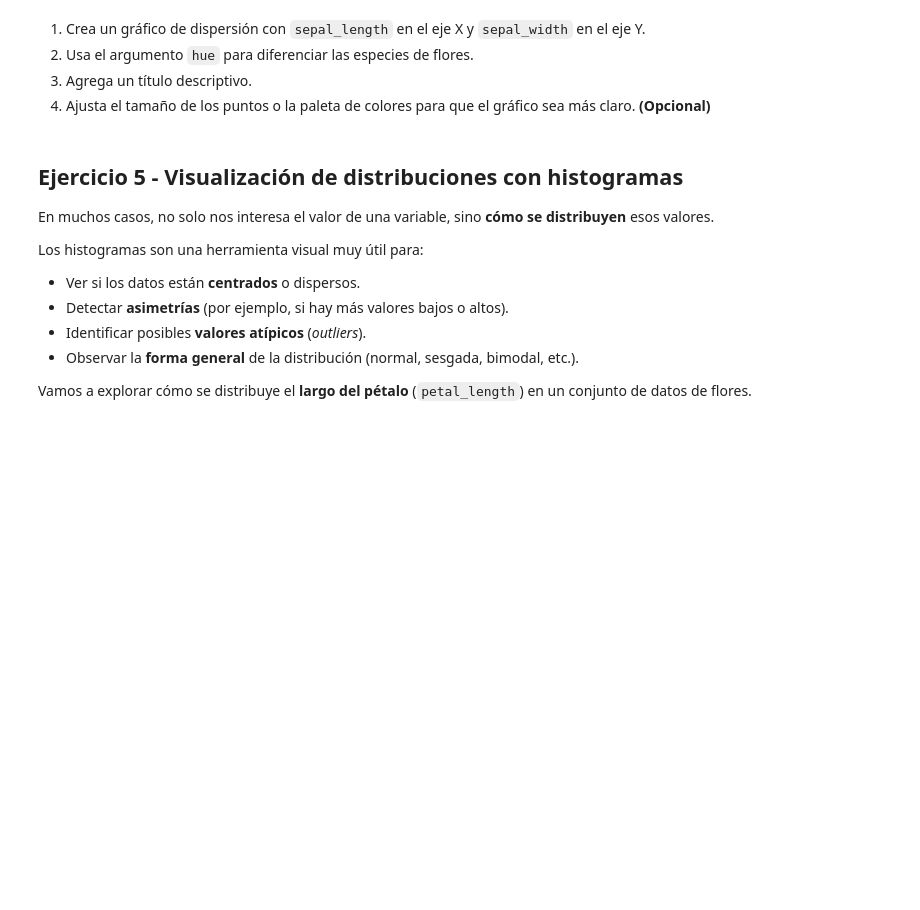
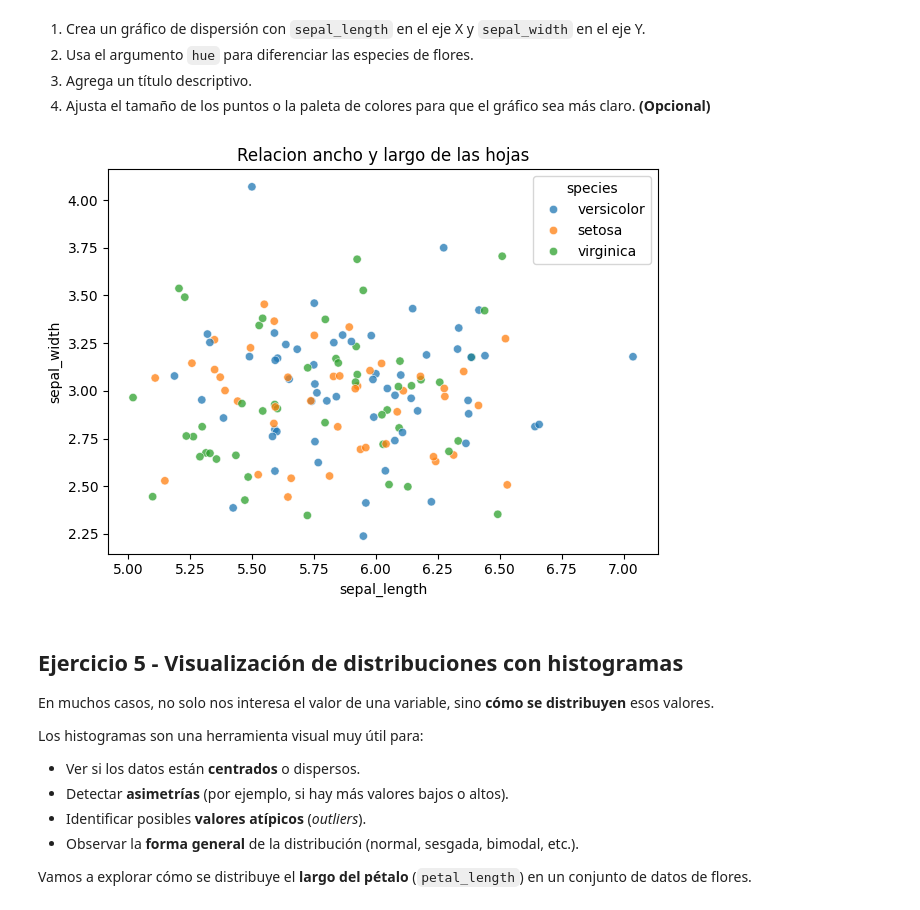
Before and after one commit to 4GeeksAcademy/agumarquez-visualization-exercises-with-matplot-and-seaborn, a Jupyter notebook: notebook/problems.es.ipynb, the cells around one changed output. Cells and saved outputs as stored; diff of their text form; code cells hidden in the pictures; blank space fills up the shorter version.

```diff
--- a/notebook/problems.es.ipynb
+++ b/notebook/problems.es.ipynb
@@ -178,3 +177,9 @@ df_iris # Mostrar DataFrame
+# %%
+sns.scatterplot(data=df_iris, x='sepal_length', y='sepal_width', hue = 'species', alpha=0.75)
+plt.title('Relacion ancho y largo de las hojas')
+plt.tight_layout(); plt.show()
+# %% [output]
+[figure, added]
 # %% [markdown]
 ## Ejercicio 5 - Visualización de distribuciones con histogramas
 
```
Also changed, not shown: parts of 12 cells of this notebook.
